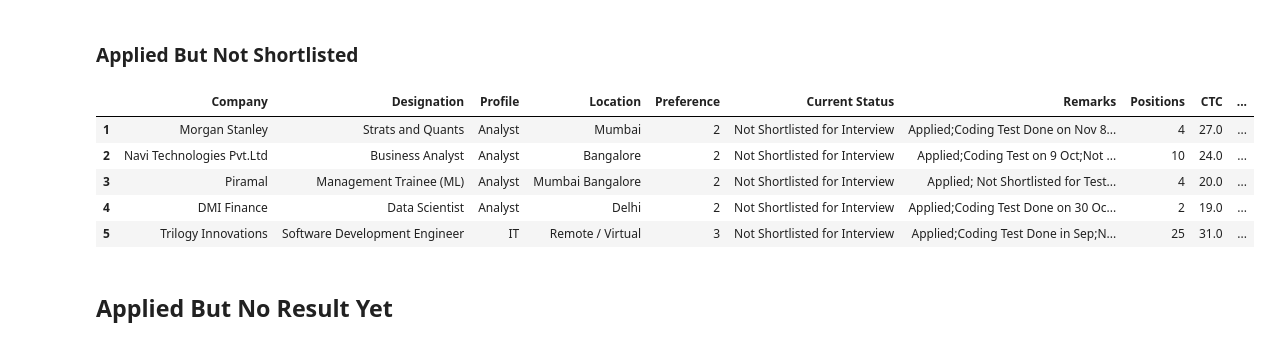
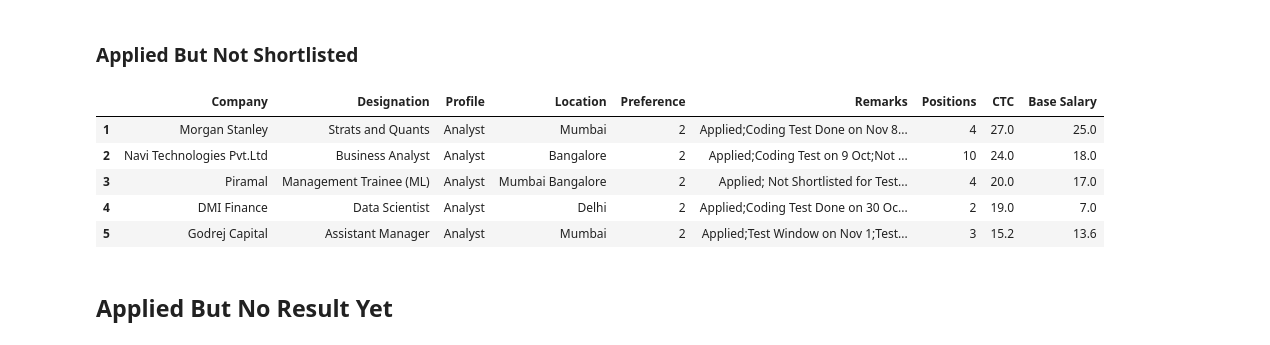
Before and after one commit to Hari31416/Placement, a Jupyter notebook: Companies/To_HTML.ipynb, the cells around one changed output. Drawn from its saved outputs; the diff is of its cells as text; code cells hidden in the pictures.

Commit message:
Update company list

```diff
--- a/Companies/To_HTML.ipynb
+++ b/Companies/To_HTML.ipynb
@@ -84,16 +84,17 @@ html_start = html_start.replace("dataframe", "")
 # %%
 c_napp = c[c["Remarks"].apply(get_not_shortlisted)]
 c_napp.reset_index(inplace=True, drop=True)
 c_napp.drop(columns=["Applied"], inplace=True)
+c_napp.drop("Current Status", axis=1, inplace=True)
 c_napp.set_index(np.arange(1, len(c_napp) + 1), inplace=True)
 c_napp.head()
 # %% [output]
-|  | Company | Designation | Profile | Location | Preference | Current Status | Remarks | Positions | CTC | ... |
-| 1 | Morgan Stanley | Strats and Quants | Analyst | Mumbai | 2 | Not Shortlisted for Interview | Applied;Coding Test Done on Nov 8... | 4 | 27.0 | ... |
-| 2 | Navi Technologies Pvt.Ltd | Business Analyst | Analyst | Bangalore | 2 | Not Shortlisted for Interview | Applied;Coding Test on 9 Oct;Not ... | 10 | 24.0 | ... |
-| 3 | Piramal | Management Trainee (ML) | Analyst | Mumbai Bangalore | 2 | Not Shortlisted for Interview | Applied; Not Shortlisted for Test... | 4 | 20.0 | ... |
-| 4 | DMI Finance | Data Scientist | Analyst | Delhi | 2 | Not Shortlisted for Interview | Applied;Coding Test Done on 30 Oc... | 2 | 19.0 | ... |
-| 5 | Trilogy Innovations | Software Development Engineer | IT | Remote / Virtual | 3 | Not Shortlisted for Interview | Applied;Coding Test Done in Sep;N... | 25 | 31.0 | ... |
+|  | Company | Designation | Profile | Location | Preference | Remarks | Positions | CTC | Base Salary |
+| 1 | Morgan Stanley | Strats and Quants | Analyst | Mumbai | 2 | Applied;Coding Test Done on Nov 8... | 4 | 27.0 | 25.0 |
+| 2 | Navi Technologies Pvt.Ltd | Business Analyst | Analyst | Bangalore | 2 | Applied;Coding Test on 9 Oct;Not ... | 10 | 24.0 | 18.0 |
+| 3 | Piramal | Management Trainee (ML) | Analyst | Mumbai Bangalore | 2 | Applied; Not Shortlisted for Test... | 4 | 20.0 | 17.0 |
+| 4 | DMI Finance | Data Scientist | Analyst | Delhi | 2 | Applied;Coding Test Done on 30 Oc... | 2 | 19.0 | 7.0 |
+| 5 | Godrej Capital | Assistant Manager | Analyst | Mumbai | 2 | Applied;Test Window on Nov 1;Test... | 3 | 15.2 | 13.6 |
 # %%
 html_start += """<h1 class="px-3 py-4 text-center">Not Shortlisted</h1>"""
 html_start+= c_napp.to_html(classes='table table-hover table-bordered table-light', index=True, justify='center', border=0, escape=False)
```
Also changed, not shown: parts of 2 cells of this notebook, 4 other files.
